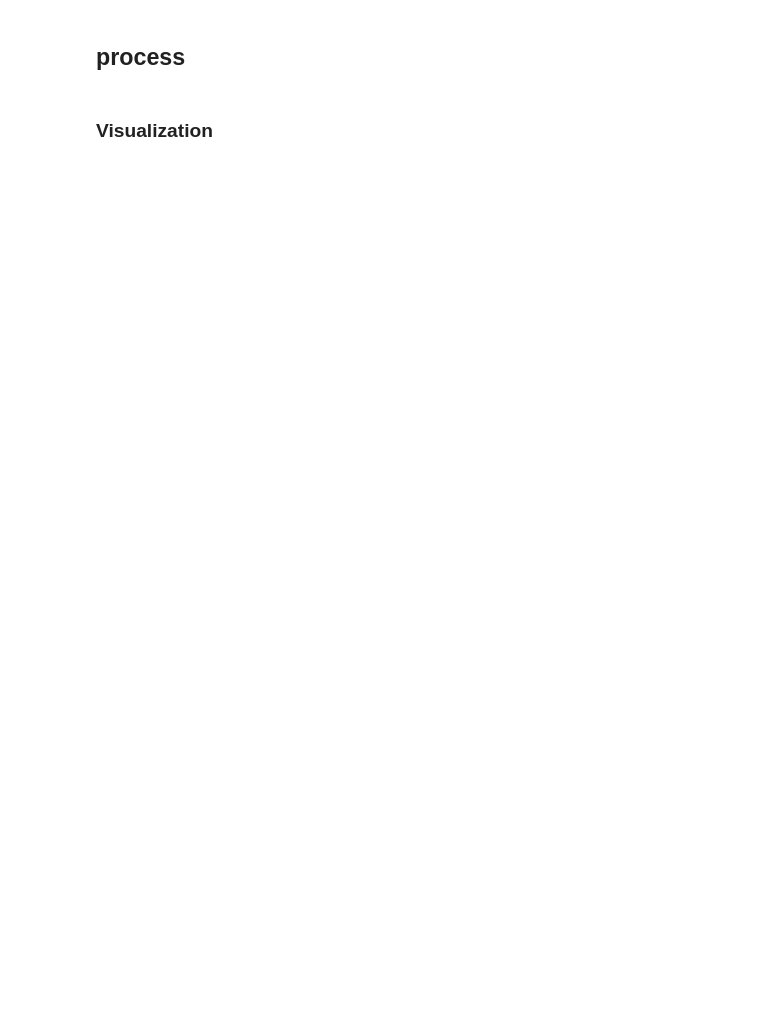
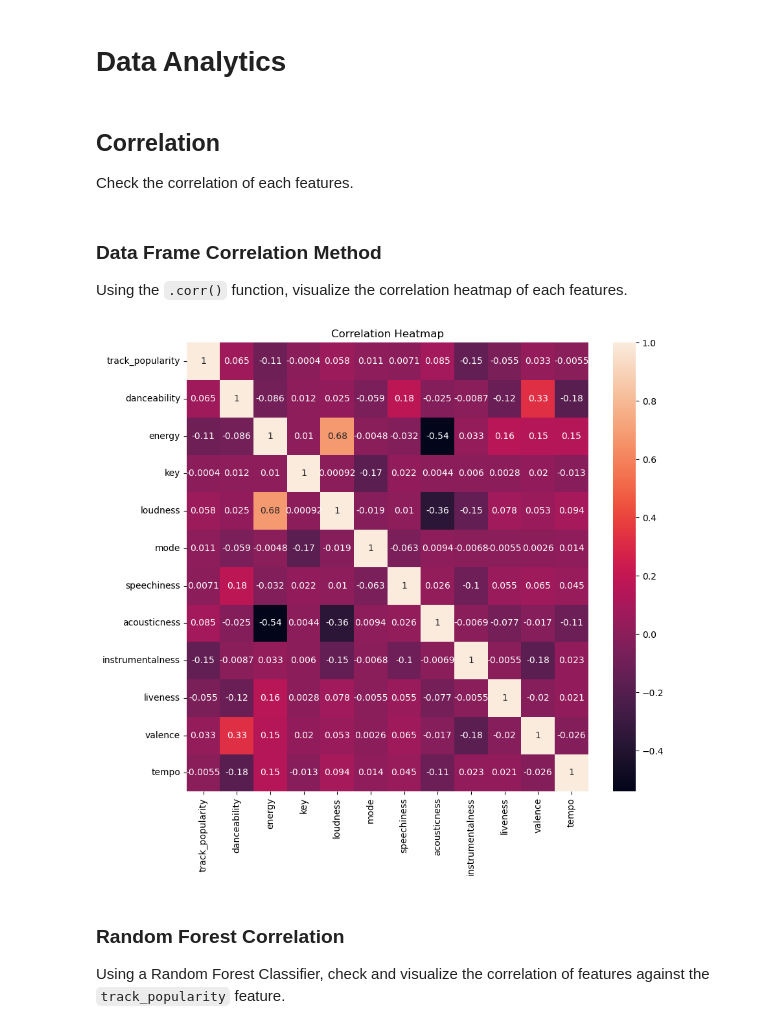
Before and after one commit to Virus5600/CCMACLRL_FINAL_PROJECT_COM222ML, a Jupyter notebook: main.ipynb, the cells around one changed output. Saved outputs shown, nothing was run; the diff lists cells and outputs as text; code cells hidden in the pictures; blank space fills up the shorter version.

```diff
--- a/main.ipynb
+++ b/main.ipynb
@@ -47,3 +0,0 @@ def getAF(track_id):
-# %%
-path = './datapack/spotify_songs.csv'
-df = pd.read_csv(path)
@@ -51,0 +35,17 @@ df = pd.read_csv(path)
+# %%
+defaultTrainData = "./datapack/spotify_songs.csv"
+
+audio_features = [
+    'track_popularity',
+    'danceability',
+    'energy',
+    'key',
+    'loudness',
+    'mode',
+    'speechiness',
+    'acousticness',
+    'instrumentalness',
+    'liveness',
+    'valence',
+    'tempo'
+]
@@ -51,0 +362,3 @@ df = pd.read_csv(path)
+# %%
+rawTrainDf = importData(defaultTrainData)
+rawTrainDf.head(10)
@@ -53,4 +383,5 @@ df = pd.read_csv(path)
 # drop any rows with missing value from any column,
 # axis 0 to drop the rows not the columns
 
-df = df.dropna(how='any', axis=0)
+trainDf = rawTrainDf.dropna(how='any', axis=0)
+trainDf.isnull().sum()
@@ -57,15 +406,22 @@ df = df.dropna(how='any', axis=0)
-# %% [markdown]
-## process
-# %% [markdown]
-### Visualization
+# %% [markdown]
+# Data Analytics
+# %% [markdown]
+## Correlation
+
+Check the correlation of each features.
+# %% [markdown]
+### Data Frame Correlation Method
+
+Using the `.corr()` function, visualize the correlation heatmap of each features.
 # %%
-audio_features = ['track_popularity', 'danceability','energy',
-'key', 'loudness', 'mode',
-'speechiness','acousticness','instrumentalness',
-'liveness', 'valence', 'tempo']
-
-correlation = df[audio_features].corr()
+correlation = trainDf[audio_features].corr()
 plt.figure(figsize=(10,9))
 sns.heatmap(correlation, annot=True)
 plt.title("Correlation Heatmap")
 plt.show()
+# %% [output]
+[figure, added]
+# %% [markdown]
+### Random Forest Correlation
+
+Using a Random Forest Classifier, check and visualize the correlation of features against the `track_popularity` feature.
```
Also changed, not shown: parts of 21 cells of this notebook, 4 other files.
